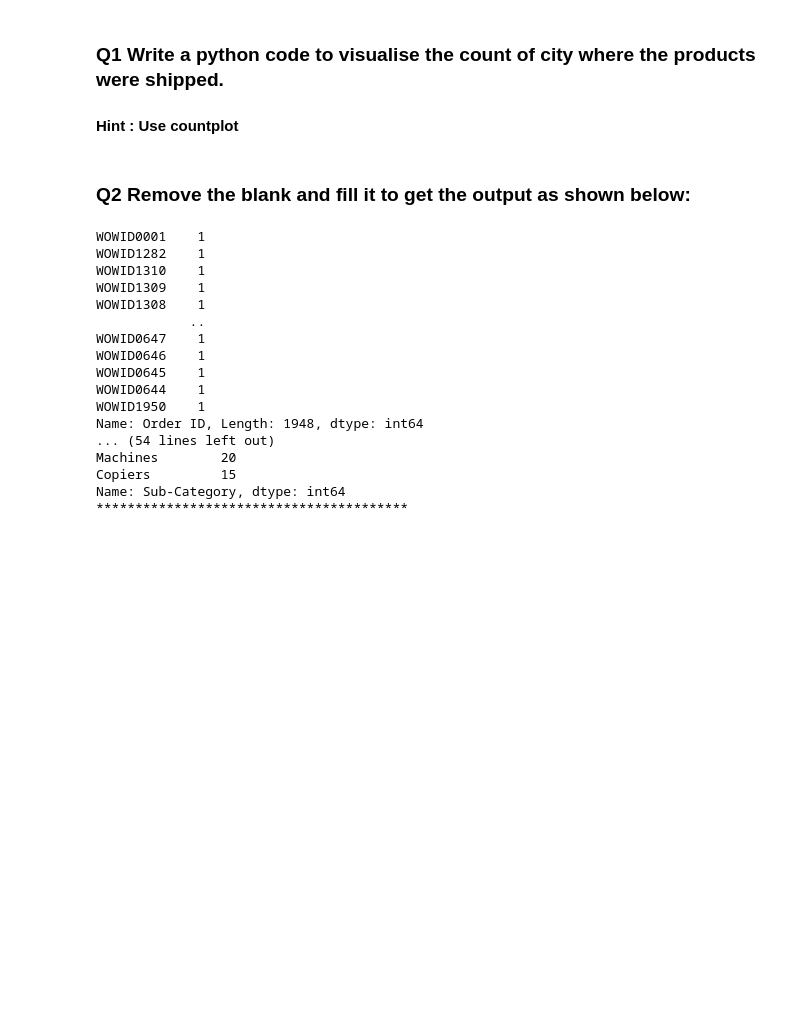
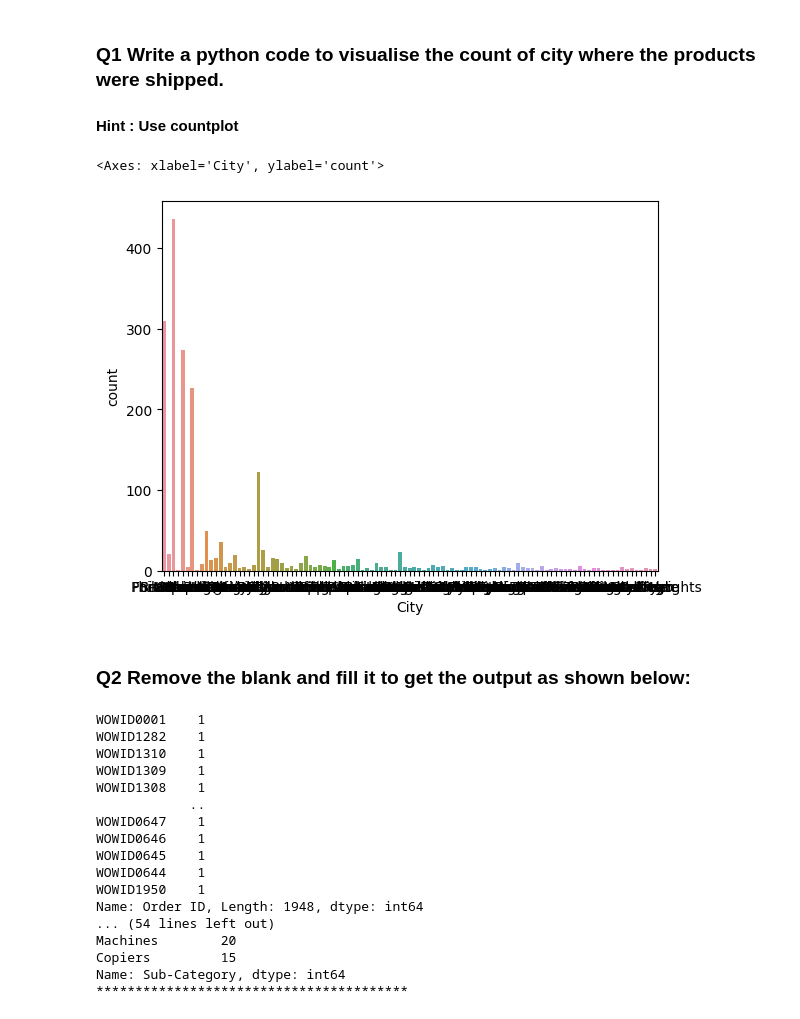
Before and after one commit to Mtpiercenokc/MITIDSS, a Jupyter notebook: Session+Notebook+_+Introduction+to+Statistics+_282_29.ipynb, the cells around one changed output. Saved outputs shown, nothing was run; the diff lists cells and outputs as text; code cells hidden in the pictures; blank space fills up the shorter version.

```diff
--- a/Session+Notebook+_+Introduction+to+Statistics+_282_29.ipynb
+++ b/Session+Notebook+_+Introduction+to+Statistics+_282_29.ipynb
@@ -451,6 +457,12 @@ sns.pairplot(data=data, vars=numerical_columns, diag_kind="kde", hue="Ship Mode"
 ###  Q1 Write a python code to visualise the count of city where the products were shipped.
 
 #### Hint : Use countplot
+# %%
+data["City"].value_counts()
+sns.countplot(x="City", data=data)
+# %% [output]
+<Axes: xlabel='City', ylabel='count'>
+[figure, added]
 # %% [markdown]
 ###  Q2  Remove the blank and fill it to get the output as shown below:
 # %%
```
Also changed, not shown: parts of 3 cells of this notebook.
